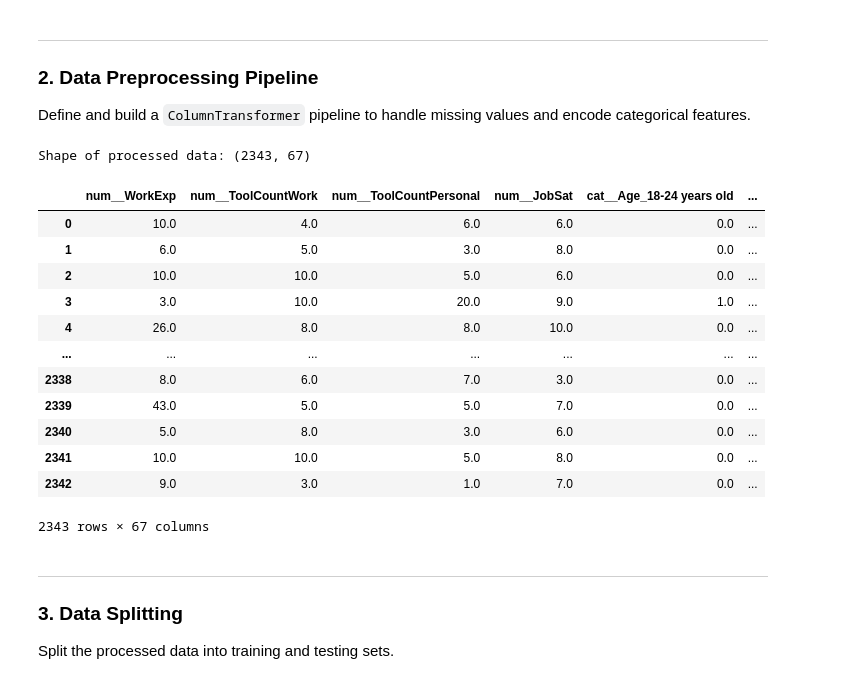
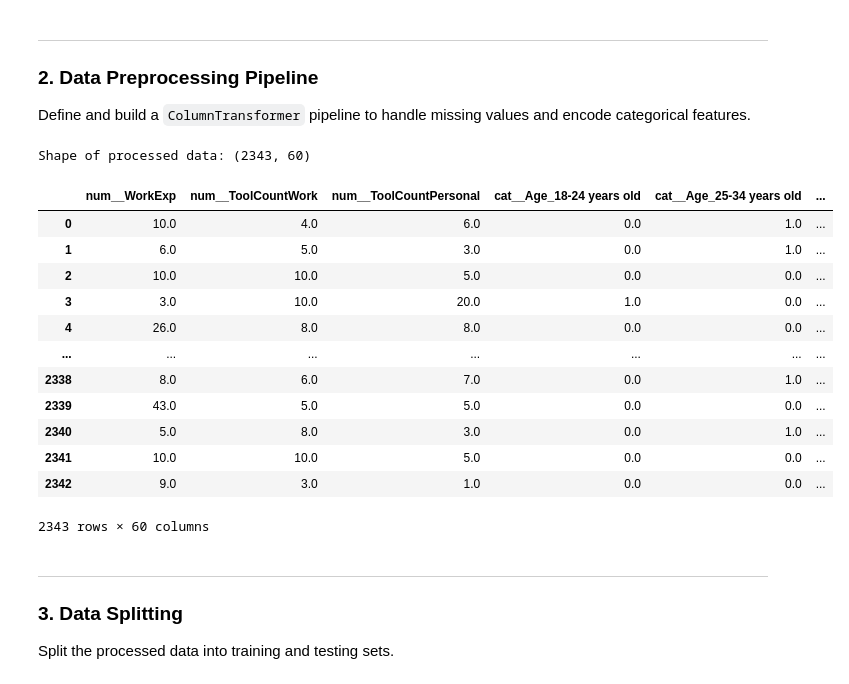
Before and after one commit to STetiana/stackoverflow_buddies, a Jupyter notebook: Sprint02_model_training.ipynb, the cells around one changed output. Drawn from its saved outputs; the diff is of its cells as text; code cells hidden in the pictures.

Commit message:
add more model tests

```diff
--- a/Sprint02_model_training.ipynb
+++ b/Sprint02_model_training.ipynb
@@ -10,12 +10,13 @@ from sklearn.impute import SimpleImputer
 from sklearn.preprocessing import OneHotEncoder, StandardScaler
 from sklearn.compose import ColumnTransformer
 from sklearn.model_selection import train_test_split
-from sklearn.linear_model import LinearRegression, LogisticRegression
+from sklearn.linear_model import LinearRegression, LogisticRegression, Ridge
+from sklearn.tree import DecisionTreeRegressor
 from sklearn.metrics import root_mean_squared_error, r2_score, mean_absolute_error, mean_squared_error
 
 
 # Load the data
-df = pd.read_csv('survey_results_public.csv')
+df = pd.read_csv('../survey_results_public.csv')
 
 #Select only developers by profession and also in DACH region
 df = df[(df['ConvertedCompYearly'] > 0) &
@@ -52,59 +53,59 @@ Data shape: (2343, 149)
 Define and build a `ColumnTransformer` pipeline to handle missing values and encode categorical features.
 # %%
 # Features to impute with the median (numerical)
-numerical_features = ['WorkExp', 'ToolCountWork','ToolCountPersonal', 'JobSat']
+numerical_features = ['WorkExp', 'ToolCountWork','ToolCountPersonal']
 
 # Features to impute with the mode and One-Hot Encode (categorical/ordinal)
-categorical_features = ['Age','EdLevel', 'DevType', 'ICorPM', 'RemoteWork','AIAgents','Country']
+categorical_features = ['Age','EdLevel', 'DevType', 'ICorPM', 'RemoteWork','Country']
 
 # A. Numerical Pipeline: Impute with Median
 numerical_pipeline = Pipeline(steps=[
     ('imputer', SimpleImputer(strategy='median')),
 ])
 
 # B. Categorical Pipeline: Impute with Mode, then One-Hot Encode
 categorical_pipeline = Pipeline(steps=[
     ('imputer', SimpleImputer(strategy='most_frequent')),
     ('encoder', OneHotEncoder(handle_unknown='ignore'))
 ])
 
 # C. Combine all steps using ColumnTransformer
 preprocessor = ColumnTransformer(
     transformers=[
         ('num', numerical_pipeline, numerical_features),
         ('cat', categorical_pipeline, categorical_features)
     ],
     remainder='drop' # Drop all other columns
 )
 
 #disabling this part so we can experiment on other models
 #pipeline = Pipeline ([
 #    ('preprocessor',preprocessor),
 #    ('model', LinearRegression())
 #])
 
 
 # run the preprocessor on X
 X_transformed = preprocessor.fit_transform(X)
 
 print("Shape of processed data:", X_transformed.shape)
-X_df = pd.DataFrame(X_transformed.toarray(), columns=preprocessor.get_feature_names_out())
-X_df
+X_transformed_df = pd.DataFrame(X_transformed.toarray(), columns=preprocessor.get_feature_names_out())
+X_transformed_df
 # %% [output]
-Shape of processed data: (2343, 67)
+Shape of processed data: (2343, 60)
-|  | num__WorkExp | num__ToolCountWork | num__ToolCountPersonal | num__JobSat | cat__Age_18-24 years old | ... |
-| 0 | 10.0 | 4.0 | 6.0 | 6.0 | 0.0 | ... |
-| 1 | 6.0 | 5.0 | 3.0 | 8.0 | 0.0 | ... |
-| 2 | 10.0 | 10.0 | 5.0 | 6.0 | 0.0 | ... |
-| 3 | 3.0 | 10.0 | 20.0 | 9.0 | 1.0 | ... |
-| 4 | 26.0 | 8.0 | 8.0 | 10.0 | 0.0 | ... |
+|  | num__WorkExp | num__ToolCountWork | num__ToolCountPersonal | cat__Age_18-24 years old | cat__Age_25-34 years old | ... |
+| 0 | 10.0 | 4.0 | 6.0 | 0.0 | 1.0 | ... |
+| 1 | 6.0 | 5.0 | 3.0 | 0.0 | 1.0 | ... |
+| 2 | 10.0 | 10.0 | 5.0 | 0.0 | 0.0 | ... |
+| 3 | 3.0 | 10.0 | 20.0 | 1.0 | 0.0 | ... |
+| 4 | 26.0 | 8.0 | 8.0 | 0.0 | 0.0 | ... |
 | ... | ... | ... | ... | ... | ... | ... |
-| 2338 | 8.0 | 6.0 | 7.0 | 3.0 | 0.0 | ... |
-| 2339 | 43.0 | 5.0 | 5.0 | 7.0 | 0.0 | ... |
-| 2340 | 5.0 | 8.0 | 3.0 | 6.0 | 0.0 | ... |
-| 2341 | 10.0 | 10.0 | 5.0 | 8.0 | 0.0 | ... |
-| 2342 | 9.0 | 3.0 | 1.0 | 7.0 | 0.0 | ... |
+| 2338 | 8.0 | 6.0 | 7.0 | 0.0 | 1.0 | ... |
+| 2339 | 43.0 | 5.0 | 5.0 | 0.0 | 0.0 | ... |
+| 2340 | 5.0 | 8.0 | 3.0 | 0.0 | 1.0 | ... |
+| 2341 | 10.0 | 10.0 | 5.0 | 0.0 | 0.0 | ... |
+| 2342 | 9.0 | 3.0 | 1.0 | 0.0 | 0.0 | ... |
-2343 rows × 67 columns
+2343 rows × 60 columns
 # %% [markdown]
 ***
 ### 3. Data Splitting
```
Also changed, not shown: parts of 4 cells of this notebook.
